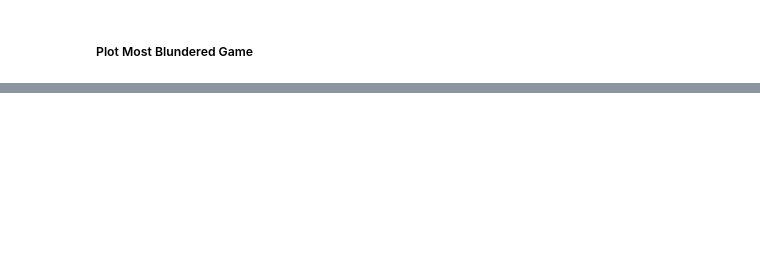
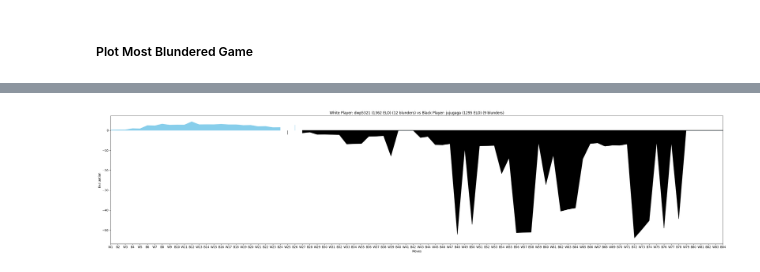
Before and after one commit to mceiring/DAT500-Project, a Jupyter notebook: spark_chesser.ipynb, the cells around one changed output, grey strips where cells are left out. Cells and saved outputs as stored; diff of their text form; code cells hidden in the pictures; blank space fills up the shorter version.

```diff
--- a/spark_chesser.ipynb
+++ b/spark_chesser.ipynb
@@ -7,7 +7,10 @@ from pyspark.sql.types import TimestampType, MapType, IntegerType, StringType, A
 from pyspark.sql import SparkSession
 from helper import *
 
-spark = SparkSession.builder.appName('test').master("yarn").getOrCreate()
+spark = SparkSession.builder.appName('test').master("yarn") \
+.config("spark.executor.instances", 12) \
+.config("spark.executor.memory", "1G")  \
+.getOrCreate()
 ## MUTE OUTPUT FROM SPARK
 spark.sparkContext.setLogLevel("OFF")
 #Event, White, Black, Result, WhiteElo, BlackElo, Opening, TimeControl, Termination, Moves,Eval, UTCTimestamp
@@ -65,2 +131,10 @@ eval_games.select("TimeControl", "White", "WhiteElo", "WhiteBlunders", "Black",
 # %% [markdown]
 ##### Plot Most Blundered Game
+# %%
+eval = eval_games.select("Eval").orderBy(col("WhiteBlunders").desc()).collect()[0][0]
+white_blunders = eval_games.select("WhiteBlunders").orderBy(col("WhiteBlunders").desc()).collect()[0][0]
+black_blunders = eval_games.select("BlackBlunders").orderBy(col("WhiteBlunders").desc()).collect()[0][0]
+white_name = eval_games.select("White").orderBy(col("WhiteBlunders").desc()).collect()[0][0]
+black_name = eval_games.select("Black").orderBy(col("WhiteBlunders").desc()).collect()[0][0]
+white_elo = eval_games.select("WhiteElo").orderBy(col("WhiteBlunders").desc()).collect()[0][0]
+black_elo = eval_games.select("BlackElo").orderBy(col("WhiteBlunders").desc()).collect()[0][0]
@@ -67,2 +159,20 @@ eval_games.select("TimeControl", "White", "WhiteElo", "WhiteBlunders", "Black",
+# %%
+eval = [e for e in eval if abs(e) < 1000]
+black_and_white = [f"W{idx+1}" if idx%2==0 or idx==0 else f"B{idx+1}" for idx in range(len(eval))]
+y2 = np.array([0 for _ in range(len(black_and_white))])
+fig, ax = plt.subplots(figsize=(30,7))
+
+ax.fill_between(black_and_white, eval, y2, where=eval>=y2, color="skyblue")
+ax.fill_between(black_and_white, eval, y2, where=eval<=y2, color="black")
+ax.set_title(f"""White Player: {white_name} ({white_elo} ELO) ({white_blunders} blunders) vs \
+Black Player: {black_name} ({black_elo} ELO) ({black_blunders} blunders)""")
+ax.set_xlabel("Moves")
+ax.set_ylabel("Evaluation")
+ax.margins(x=0)
+
+fig.tight_layout()
+plt.savefig("chess_2016_dataset/images/blunder.png")
+# %% [output]
+[figure, added]
 # %%
 plot_eval_game(eval_games)
```
Also changed, not shown: parts of 11 cells of this notebook, 2 other files.
